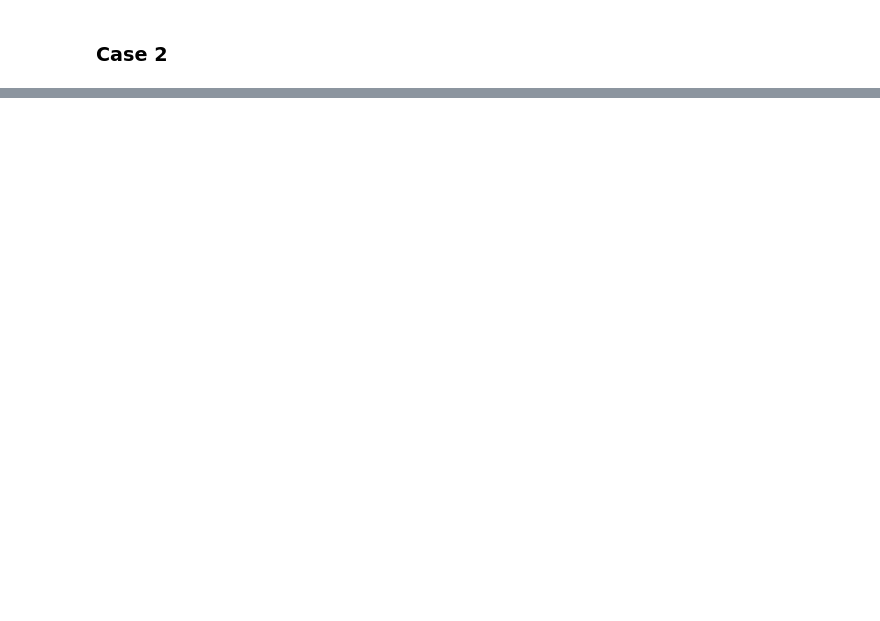
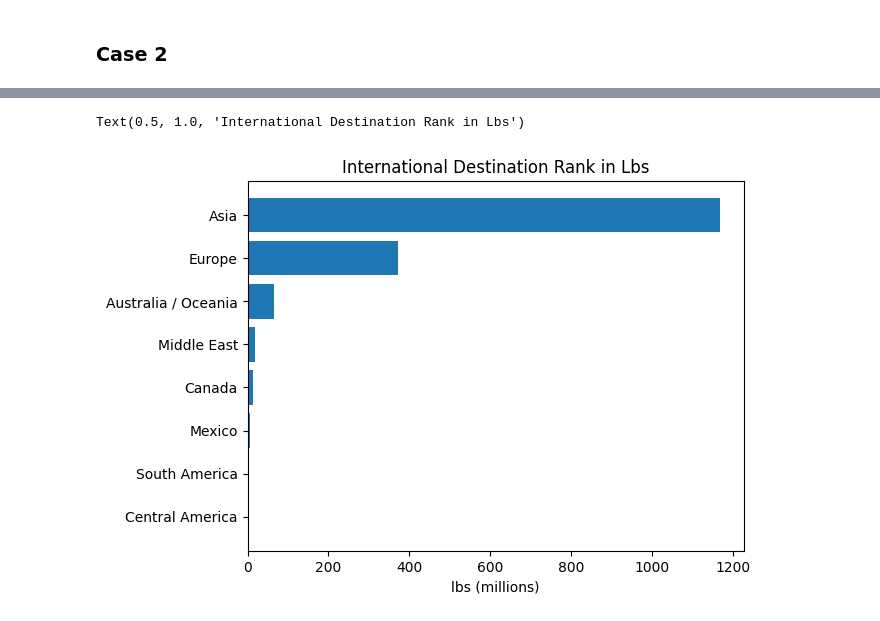
Before and after one commit to ikhsan-muhammad/p01-airplane_cargo, a Jupyter notebook: p01-airplane-cargo.ipynb, the cells around one changed output, grey strips where cells are left out. Cells and saved outputs as stored; diff of their text form; code cells hidden in the pictures; blank space fills up the shorter version.

```diff
--- a/p01-airplane-cargo.ipynb
+++ b/p01-airplane-cargo.ipynb
@@ -327,0 +391,8 @@ px.line(pivot_table_melted,
+# %%
+fig1, ax1 = plt.subplots()
+ax1.barh(inter_dest.index, inter_dest.values)
+ax1.set_xlabel('lbs (millions)')
+ax1.set_title('International Destination Rank in Lbs')
+# %% [output]
+Text(0.5, 1.0, 'International Destination Rank in Lbs')
+[figure, added]
```
Also changed, not shown: parts of 20 cells of this notebook, 1 other file.
